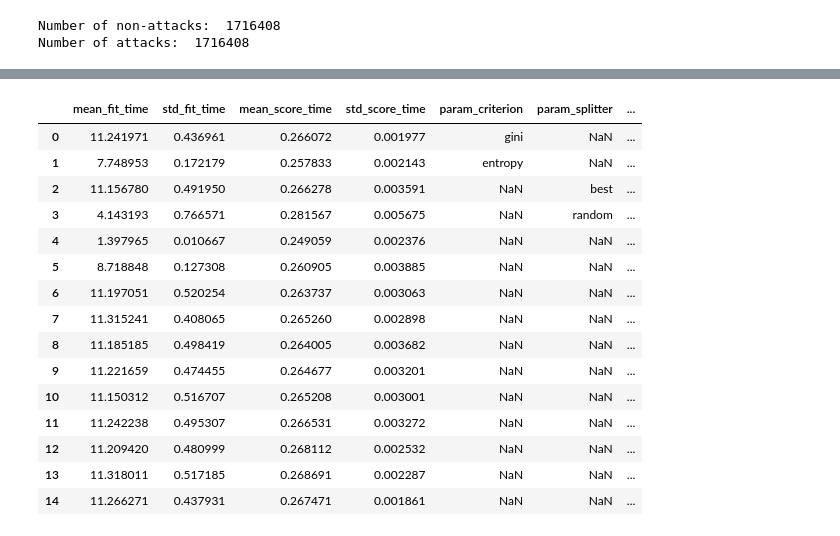
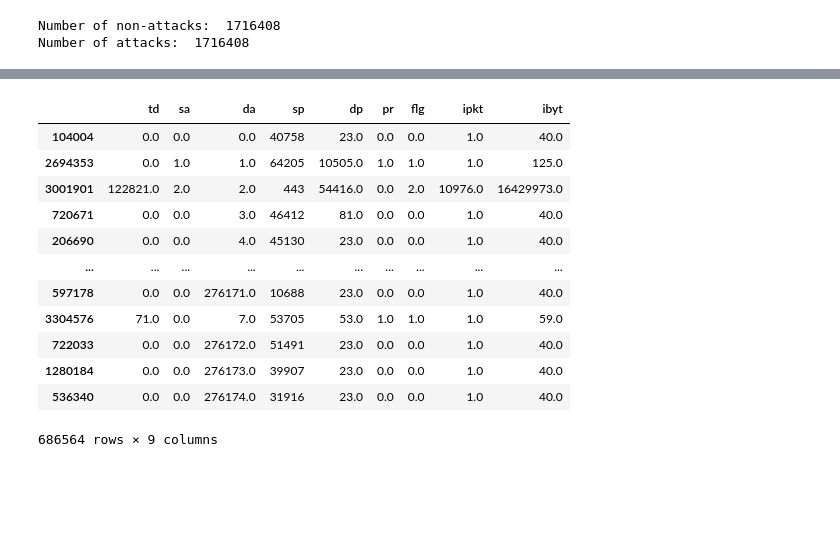
Before and after one commit to kaylani2/machineLearning, a Jupyter notebook: bezerra/bezerra_decision_tree.ipynb, the cells around one changed output, grey strips where cells are left out. Saved outputs shown, nothing was run; the diff lists cells and outputs as text; code cells hidden in the pictures; blank space fills up the shorter version.

Commit message:
Download decision_tree.py

```diff
--- a/bezerra/bezerra_decision_tree.ipynb
+++ b/bezerra/bezerra_decision_tree.ipynb
@@ -385,22 +431,19 @@ array([[332358,  13718],
-# %%
-pd.DataFrame(grid_tree.cv_results_)
-# %% [output]
-|  | mean_fit_time | std_fit_time | mean_score_time | std_score_time | param_criterion | param_splitter | ... |
-| 0 | 11.241971 | 0.436961 | 0.266072 | 0.001977 | gini | NaN | ... |
-| 1 | 7.748953 | 0.172179 | 0.257833 | 0.002143 | entropy | NaN | ... |
-| 2 | 11.156780 | 0.491950 | 0.266278 | 0.003591 | NaN | best | ... |
-| 3 | 4.143193 | 0.766571 | 0.281567 | 0.005675 | NaN | random | ... |
-| 4 | 1.397965 | 0.010667 | 0.249059 | 0.002376 | NaN | NaN | ... |
-| 5 | 8.718848 | 0.127308 | 0.260905 | 0.003885 | NaN | NaN | ... |
-| 6 | 11.197051 | 0.520254 | 0.263737 | 0.003063 | NaN | NaN | ... |
-| 7 | 11.315241 | 0.408065 | 0.265260 | 0.002898 | NaN | NaN | ... |
-| 8 | 11.185185 | 0.498419 | 0.264005 | 0.003682 | NaN | NaN | ... |
-| 9 | 11.221659 | 0.474455 | 0.264677 | 0.003201 | NaN | NaN | ... |
-| 10 | 11.150312 | 0.516707 | 0.265208 | 0.003001 | NaN | NaN | ... |
-| 11 | 11.242238 | 0.495307 | 0.266531 | 0.003272 | NaN | NaN | ... |
-| 12 | 11.209420 | 0.480999 | 0.268112 | 0.002532 | NaN | NaN | ... |
-| 13 | 11.318011 | 0.517185 | 0.268691 | 0.002287 | NaN | NaN | ... |
-| 14 | 11.266271 | 0.437931 | 0.267471 | 0.001861 | NaN | NaN | ... |
+# %%
+X_test
+# %% [output]
+|  | td | sa | da | sp | dp | pr | flg | ipkt | ibyt |
+| 104004 | 0.0 | 0.0 | 0.0 | 40758 | 23.0 | 0.0 | 0.0 | 1.0 | 40.0 |
+| 2694353 | 0.0 | 1.0 | 1.0 | 64205 | 10505.0 | 1.0 | 1.0 | 1.0 | 125.0 |
+| 3001901 | 122821.0 | 2.0 | 2.0 | 443 | 54416.0 | 0.0 | 2.0 | 10976.0 | 16429973.0 |
+| 720671 | 0.0 | 0.0 | 3.0 | 46412 | 81.0 | 0.0 | 0.0 | 1.0 | 40.0 |
+| 206690 | 0.0 | 0.0 | 4.0 | 45130 | 23.0 | 0.0 | 0.0 | 1.0 | 40.0 |
+| ... | ... | ... | ... | ... | ... | ... | ... | ... | ... |
+| 597178 | 0.0 | 0.0 | 276171.0 | 10688 | 23.0 | 0.0 | 0.0 | 1.0 | 40.0 |
+| 3304576 | 71.0 | 0.0 | 7.0 | 53705 | 53.0 | 1.0 | 1.0 | 1.0 | 59.0 |
+| 722033 | 0.0 | 0.0 | 276172.0 | 51491 | 23.0 | 0.0 | 0.0 | 1.0 | 40.0 |
+| 1280184 | 0.0 | 0.0 | 276173.0 | 39907 | 23.0 | 0.0 | 0.0 | 1.0 | 40.0 |
+| 536340 | 0.0 | 0.0 | 276174.0 | 31916 | 23.0 | 0.0 | 0.0 | 1.0 | 40.0 |
+686564 rows × 9 columns
 # %%
 ###############################################################################
 ## Train the model with adjusted parameters
```
Also changed, not shown: parts of 19 cells of this notebook, 1 other file.
